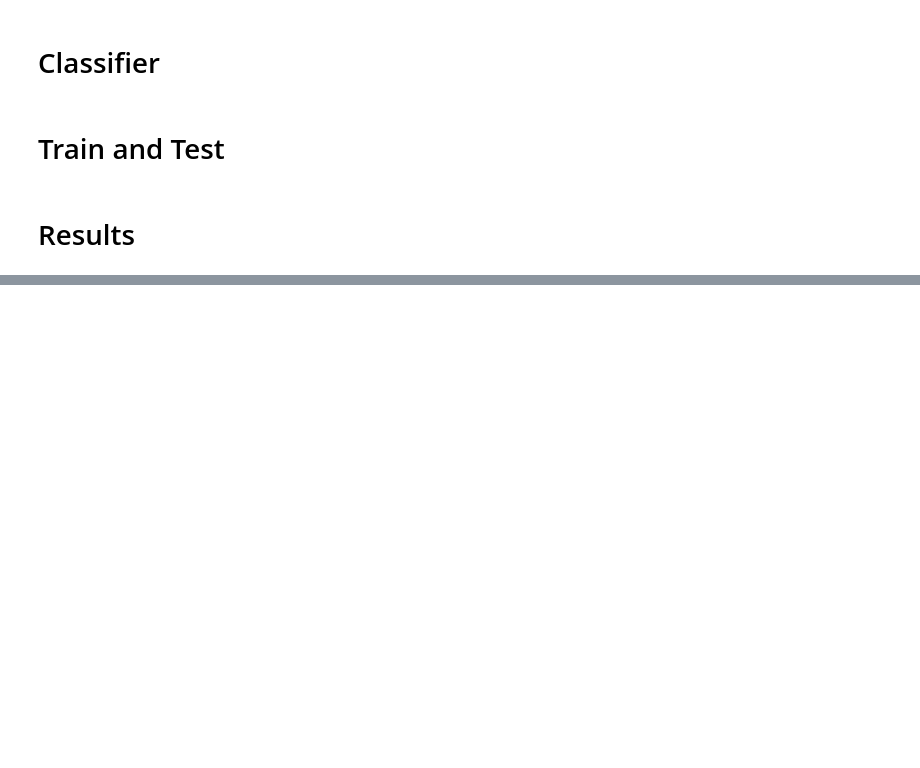
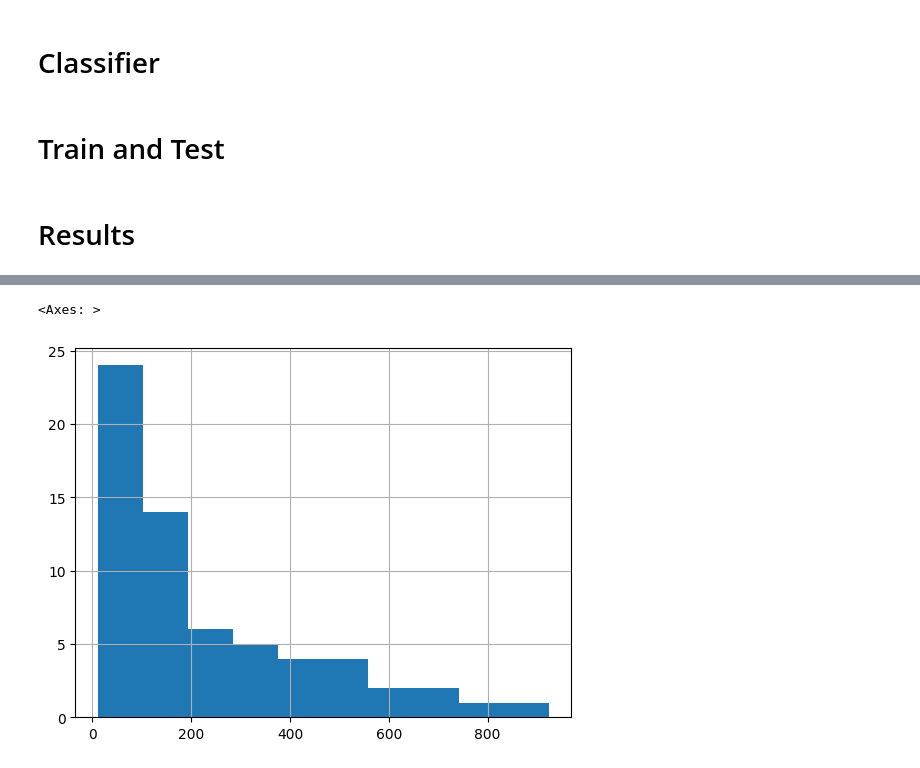
Before and after one commit to MadushanPathirana/msc-research, a Jupyter notebook: adaptive_learning.ipynb, the cells around one changed output, grey strips where cells are left out. Drawn from its saved outputs; the diff is of its cells as text; code cells hidden in the pictures; blank space fills up the shorter version.

```diff
--- a/adaptive_learning.ipynb
+++ b/adaptive_learning.ipynb
@@ -470,0 +477,5 @@ Test -> loss : 0.66489 , accuracy :  58.01% , roc_auc  61.84%
+# %%
+test_data.groupby('user_id')['correct'].count().hist()
+# %% [output]
+<Axes: >
+[figure, added]
```
Also changed, not shown: parts of 27 cells of this notebook.
